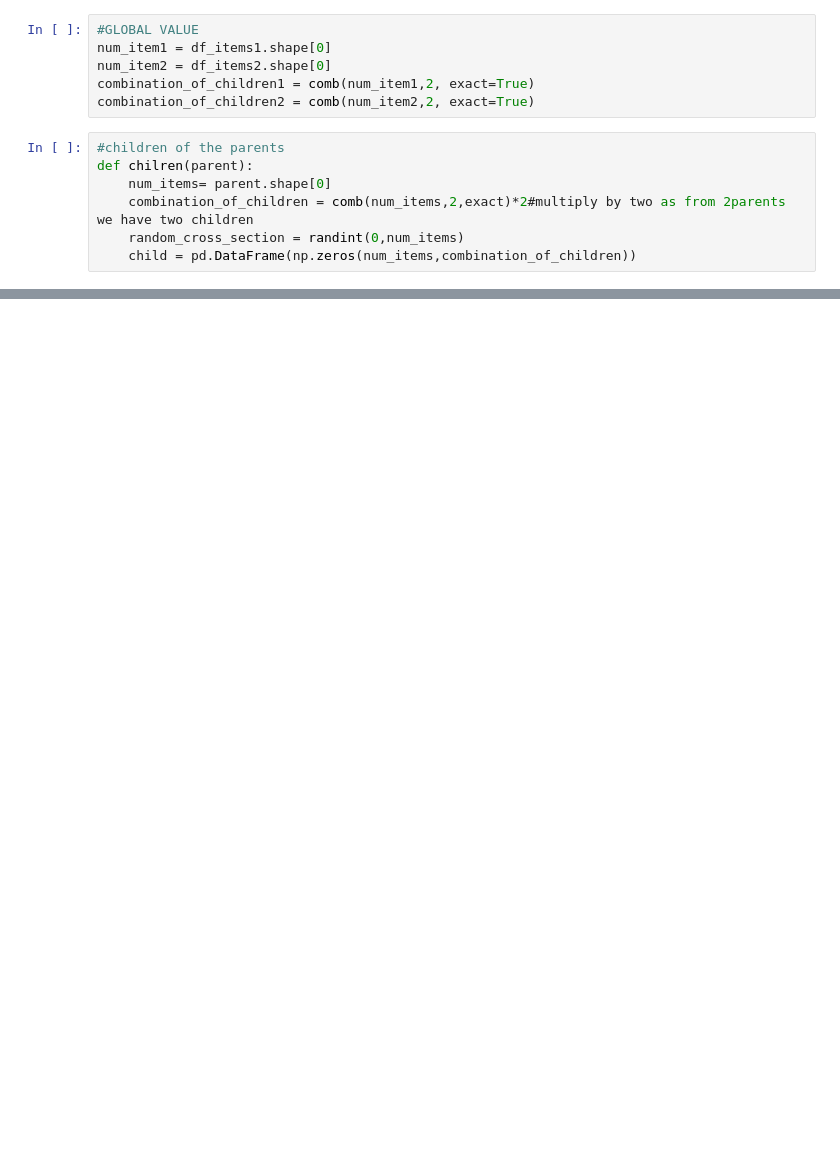
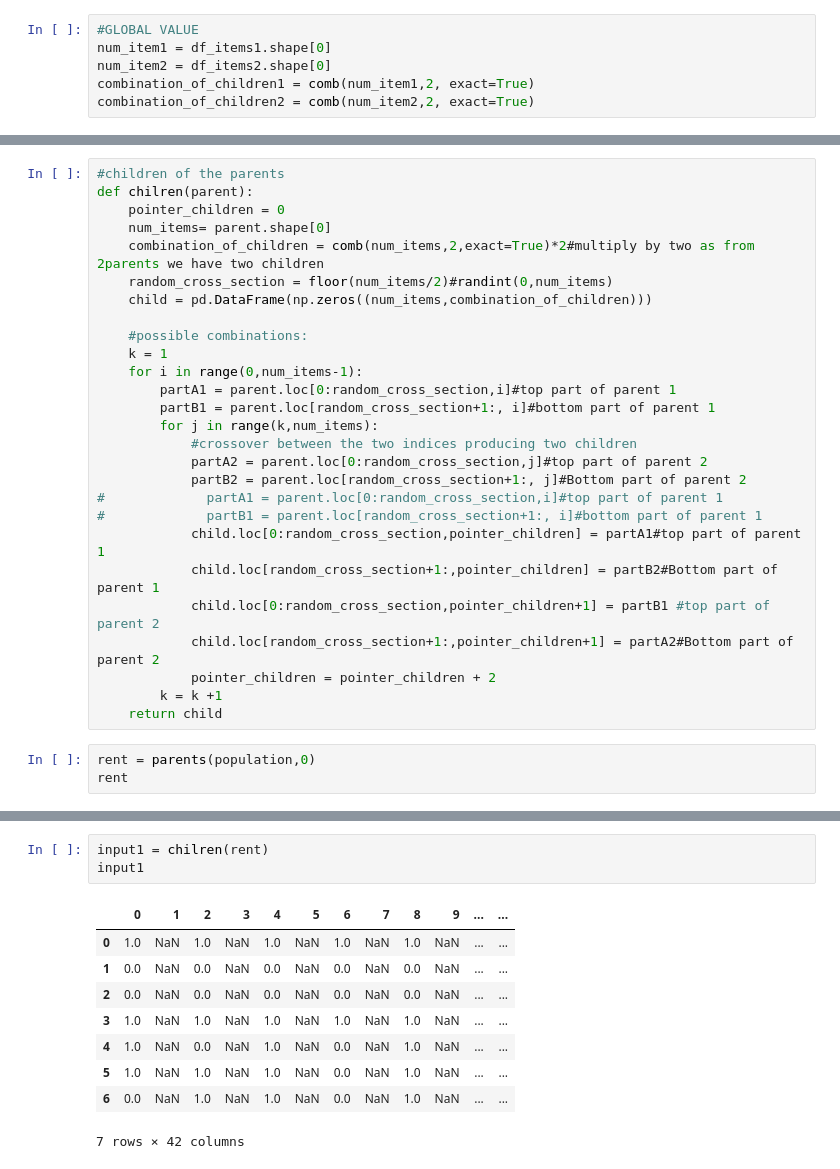
Before and after one commit to KrupaPrag/Logistics_Project, a Jupyter notebook: BPP_GGA.ipynb, the cells around one changed output, grey strips where cells are left out. Drawn from its saved outputs; the diff is of its cells as text; blank space fills up the shorter version.

```diff
--- a/BPP_GGA.ipynb
+++ b/BPP_GGA.ipynb
@@ -305,10 +306,3 @@ num_item1 = df_items1.shape[0]
 num_item2 = df_items2.shape[0]
 combination_of_children1 = comb(num_item1,2, exact=True)
 combination_of_children2 = comb(num_item2,2, exact=True)
-# %%
-#children of the parents
-def chilren(parent):
-    num_items= parent.shape[0]
-    combination_of_children = comb(num_items,2,exact)*2#multiply by two as from 2parents we have two children
-    random_cross_section = randint(0,num_items)
-    child = pd.DataFrame(np.zeros(num_items,combination_of_children))
@@ -318,0 +309,30 @@ NameError: name 'i' is not defined
+# %%
+#children of the parents
+def chilren(parent):
+    pointer_children = 0
+    num_items= parent.shape[0]
+    combination_of_children = comb(num_items,2,exact=True)*2#multiply by two as from 2parents we have two children
+    random_cross_section = floor(num_items/2)#randint(0,num_items)
+    child = pd.DataFrame(np.zeros((num_items,combination_of_children)))
+
+    #possible combinations:
+    k = 1
+    for i in range(0,num_items-1):
+        partA1 = parent.loc[0:random_cross_section,i]#top part of parent 1
+        partB1 = parent.loc[random_cross_section+1:, i]#bottom part of parent 1
+        for j in range(k,num_items):
+            #crossover between the two indices producing two children
+            partA2 = parent.loc[0:random_cross_section,j]#top part of parent 2
+            partB2 = parent.loc[random_cross_section+1:, j]#Bottom part of parent 2
+#             partA1 = parent.loc[0:random_cross_section,i]#top part of parent 1
+#             partB1 = parent.loc[random_cross_section+1:, i]#bottom part of parent 1
+            child.loc[0:random_cross_section,pointer_children] = partA1#top part of parent 1
+            child.loc[random_cross_section+1:,pointer_children] = partB2#Bottom part of parent 1
+            child.loc[0:random_cross_section,pointer_children+1] = partB1 #top part of parent 2
+            child.loc[random_cross_section+1:,pointer_children+1] = partA2#Bottom part of parent 2
+            pointer_children = pointer_children + 2
+        k = k +1
+    return child
+# %%
+rent = parents(population,0)
+rent
@@ -318,0 +348,13 @@ NameError: name 'i' is not defined
+# %%
+input1 = chilren(rent)
+input1
+# %% [output]
+|  | 0 | 1 | 2 | 3 | 4 | 5 | 6 | 7 | 8 | 9 | ... | ... |
+| 0 | 1.0 | NaN | 1.0 | NaN | 1.0 | NaN | 1.0 | NaN | 1.0 | NaN | ... | ... |
+| 1 | 0.0 | NaN | 0.0 | NaN | 0.0 | NaN | 0.0 | NaN | 0.0 | NaN | ... | ... |
+| 2 | 0.0 | NaN | 0.0 | NaN | 0.0 | NaN | 0.0 | NaN | 0.0 | NaN | ... | ... |
+| 3 | 1.0 | NaN | 1.0 | NaN | 1.0 | NaN | 1.0 | NaN | 1.0 | NaN | ... | ... |
+| 4 | 1.0 | NaN | 0.0 | NaN | 1.0 | NaN | 0.0 | NaN | 1.0 | NaN | ... | ... |
+| 5 | 1.0 | NaN | 1.0 | NaN | 1.0 | NaN | 0.0 | NaN | 1.0 | NaN | ... | ... |
+| 6 | 0.0 | NaN | 1.0 | NaN | 1.0 | NaN | 0.0 | NaN | 1.0 | NaN | ... | ... |
+7 rows × 42 columns
```
Also changed, not shown: parts of 11 cells of this notebook, 3 other files.
